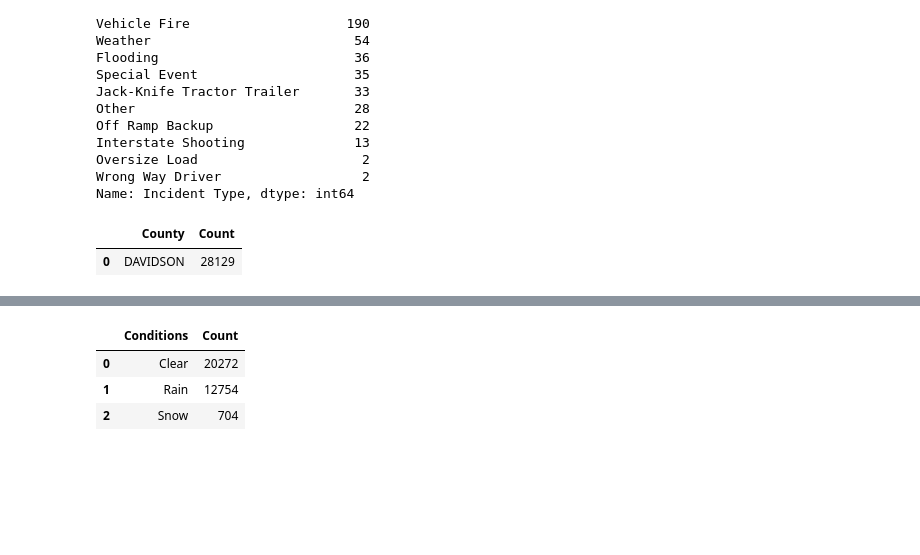
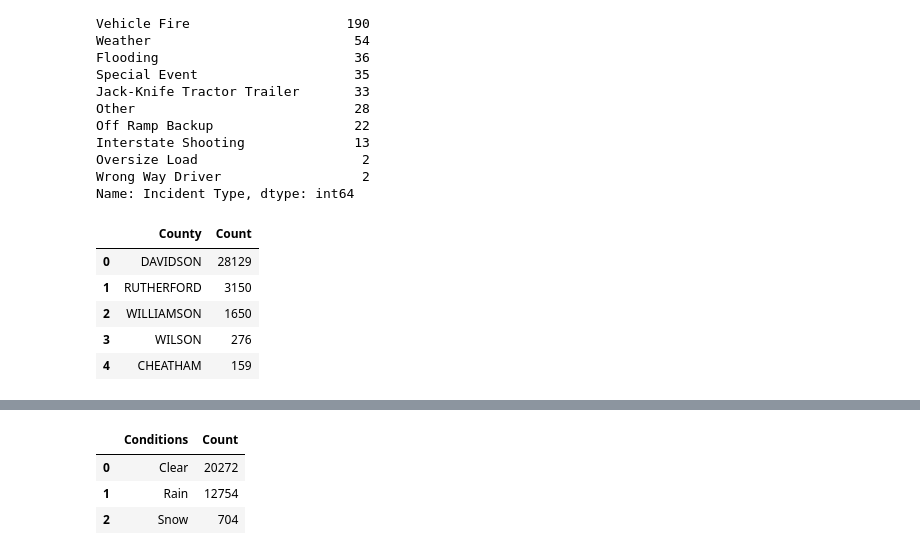
Before and after one commit to ssaggio/Capstone, a Jupyter notebook: notebook/Capstone_Suzanne.ipynb, the cells around one changed output, grey strips where cells are left out. Cells and saved outputs as stored; diff of their text form; code cells hidden in the pictures; blank space fills up the shorter version.

```diff
--- a/notebook/Capstone_Suzanne.ipynb
+++ b/notebook/Capstone_Suzanne.ipynb
@@ -226,7 +239,11 @@ Name: Incident Type, dtype: int64
 countys = traffic_df['County'].value_counts().reset_index()
 countys.columns = ['County', 'Count']
 # %%
-countys.head(1)
+countys.head()
 # %% [output]
 |  | County | Count |
 | 0 | DAVIDSON | 28129 |
+| 1 | RUTHERFORD | 3150 |
+| 2 | WILLIAMSON | 1650 |
+| 3 | WILSON | 276 |
+| 4 | CHEATHAM | 159 |
```
Also changed, not shown: parts of 79 cells of this notebook, 22 other files.
